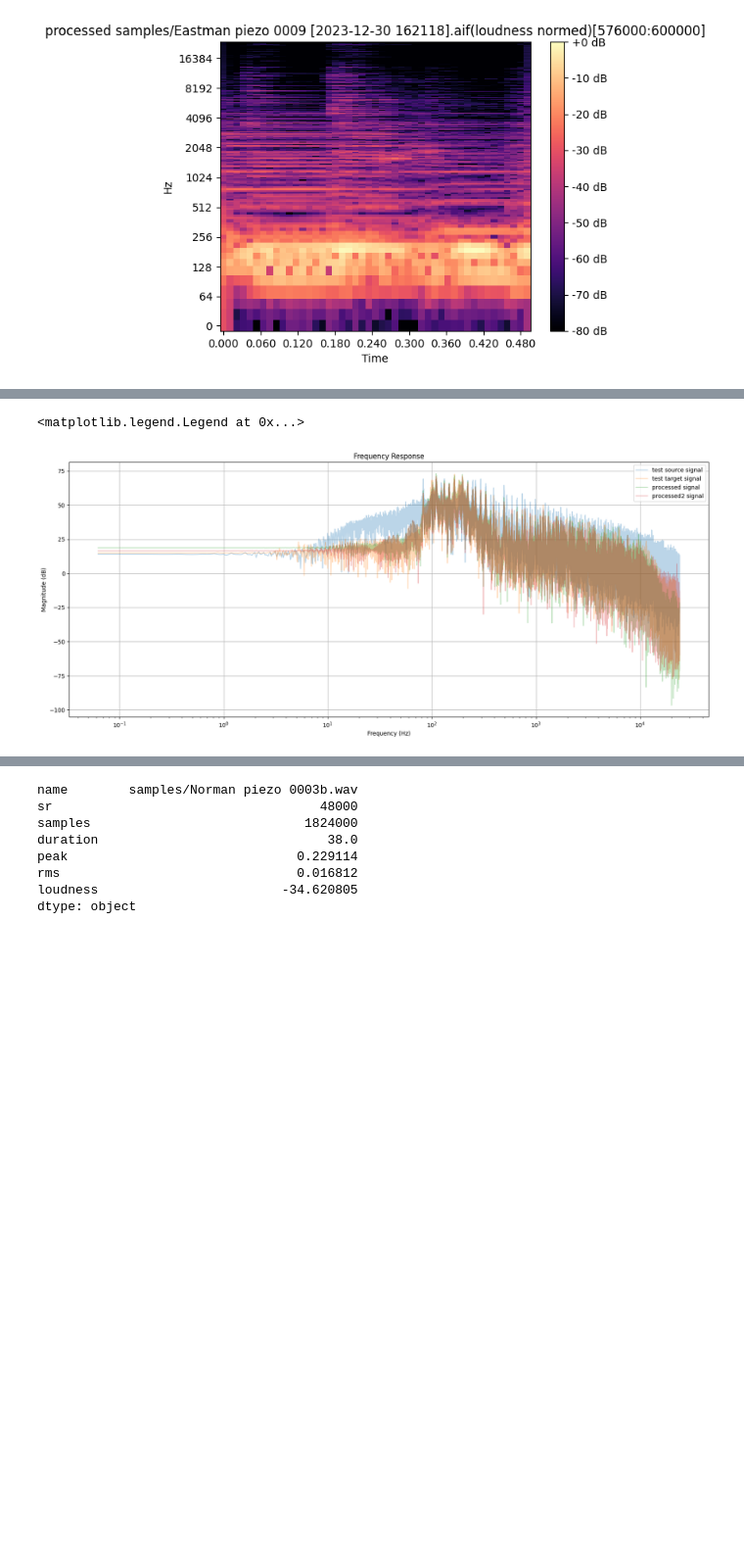
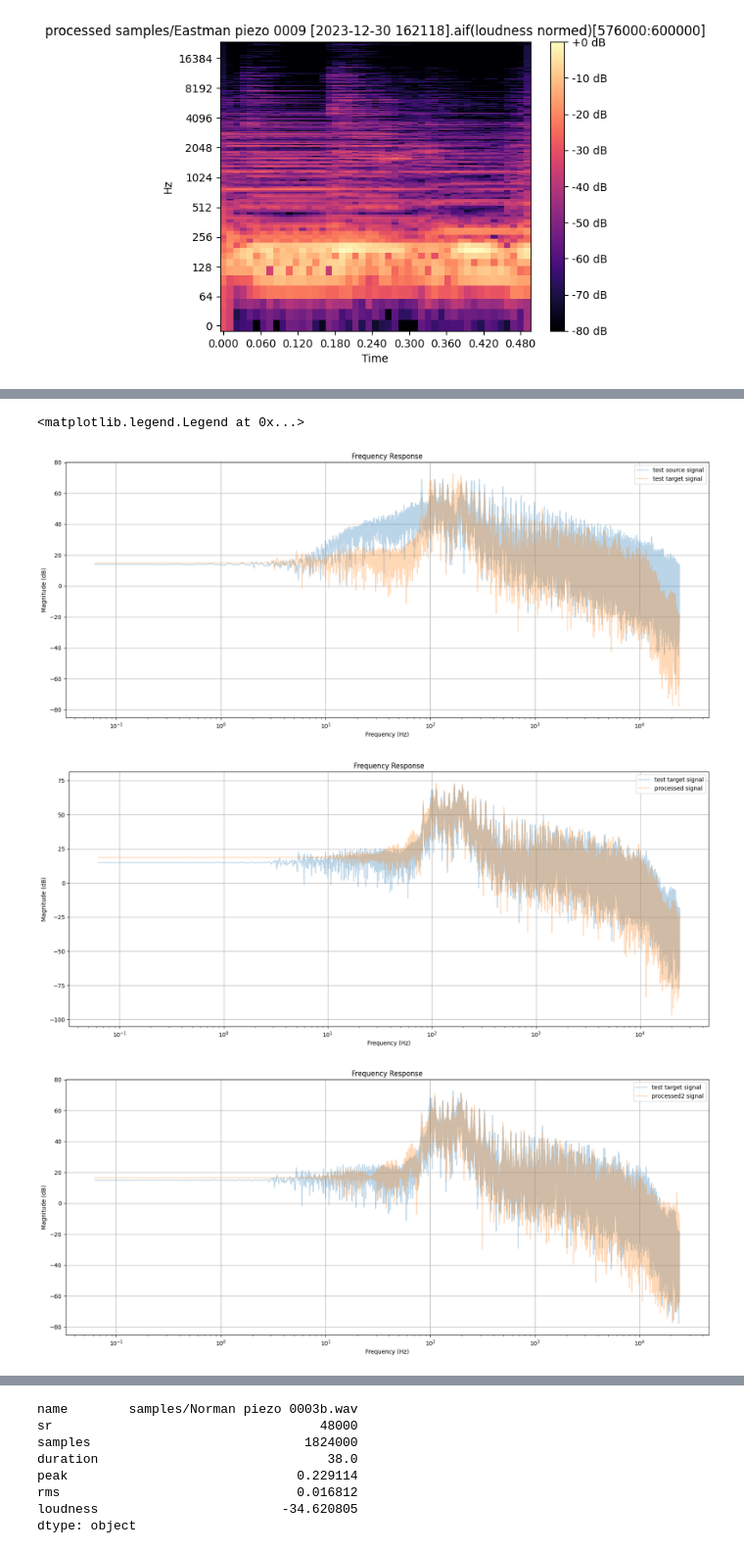
Before and after one commit to andrewwilson/impulseResponses, a Jupyter notebook: Analysis.ipynb, the cells around one changed output, grey strips where cells are left out. Shown at 98% size. Drawn from its saved outputs; the diff is of its cells as text; code cells hidden in the pictures; blank space fills up the shorter version.

```diff
--- a/Analysis.ipynb
+++ b/Analysis.ipynb
@@ -159,11 +157,24 @@ plt.legend()
 # %%
 plt.figure(figsize=(20, 8))
-plot_frequency_response(test_src.signal, test_src.sr, label='test source signal', logscale=True)
-plot_frequency_response(test_target.signal, test_target.sr, label='test target signal', logscale=True)
-plot_frequency_response(processed_source.signal, processed_source.sr, label='processed signal', logscale=True)
-plot_frequency_response(processed_source2.signal, processed_source2.sr, label='processed2 signal', logscale=True)
+LOG_SCALE=True
+plot_sample_frequency_response(test_src, label='test source signal', logscale=LOG_SCALE)
+plot_sample_frequency_response(test_target, label='test target signal', logscale=LOG_SCALE)
 plt.grid()
 plt.legend()
+
+plt.figure(figsize=(20, 8))
+plot_sample_frequency_response(test_target, label='test target signal', logscale=LOG_SCALE)
+plot_sample_frequency_response(processed_source, label='processed signal', logscale=LOG_SCALE)
+plt.grid()
+plt.legend()
+
+plt.figure(figsize=(20, 8))
+plot_sample_frequency_response(test_target, label='test target signal', logscale=LOG_SCALE)
+plot_sample_frequency_response(processed_source2, label='processed2 signal', logscale=LOG_SCALE)
+plt.grid()
+plt.legend()
 # %% [output]
 <matplotlib.legend.Legend at 0x...>
-[figure, old version]
+[figure, new version]
+[figure, added]
+[figure, added]
```
Also changed, not shown: parts of 6 cells of this notebook.
